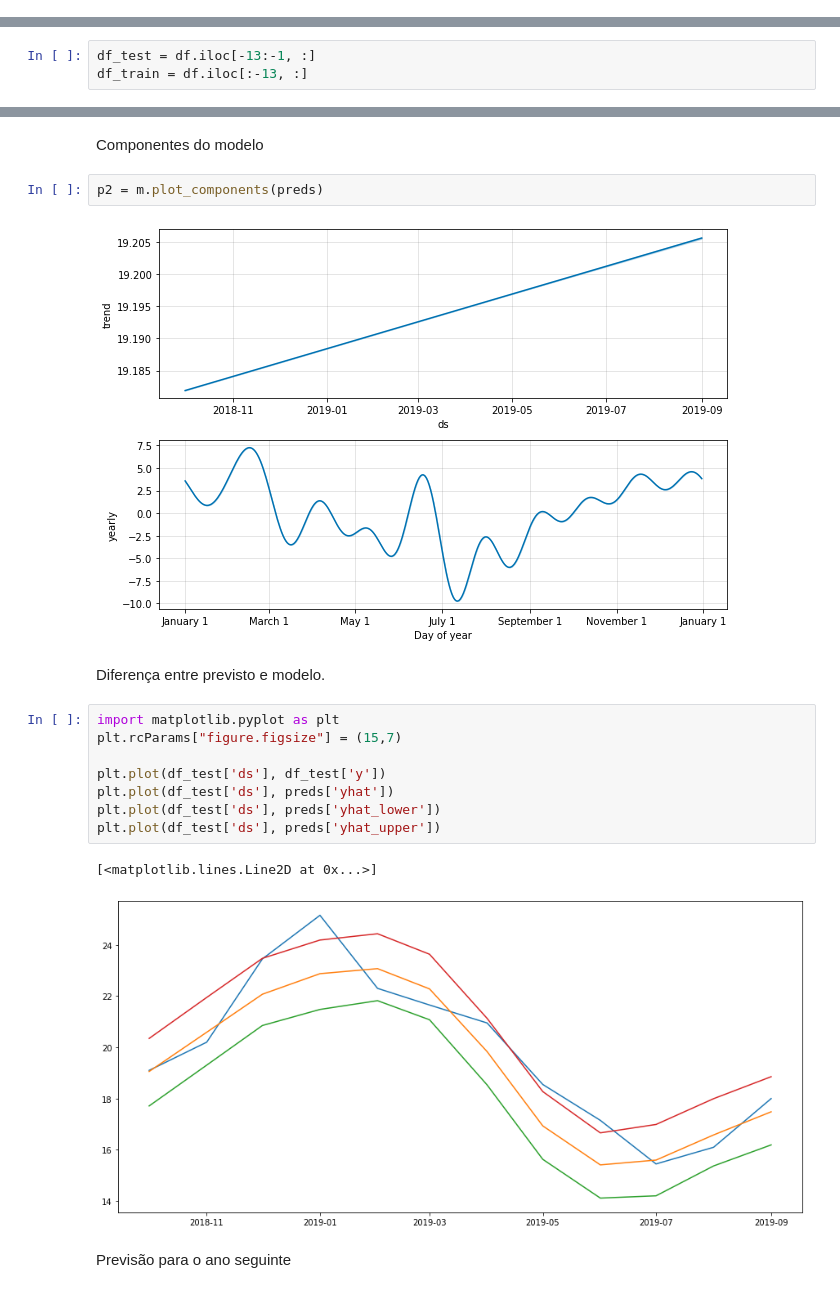
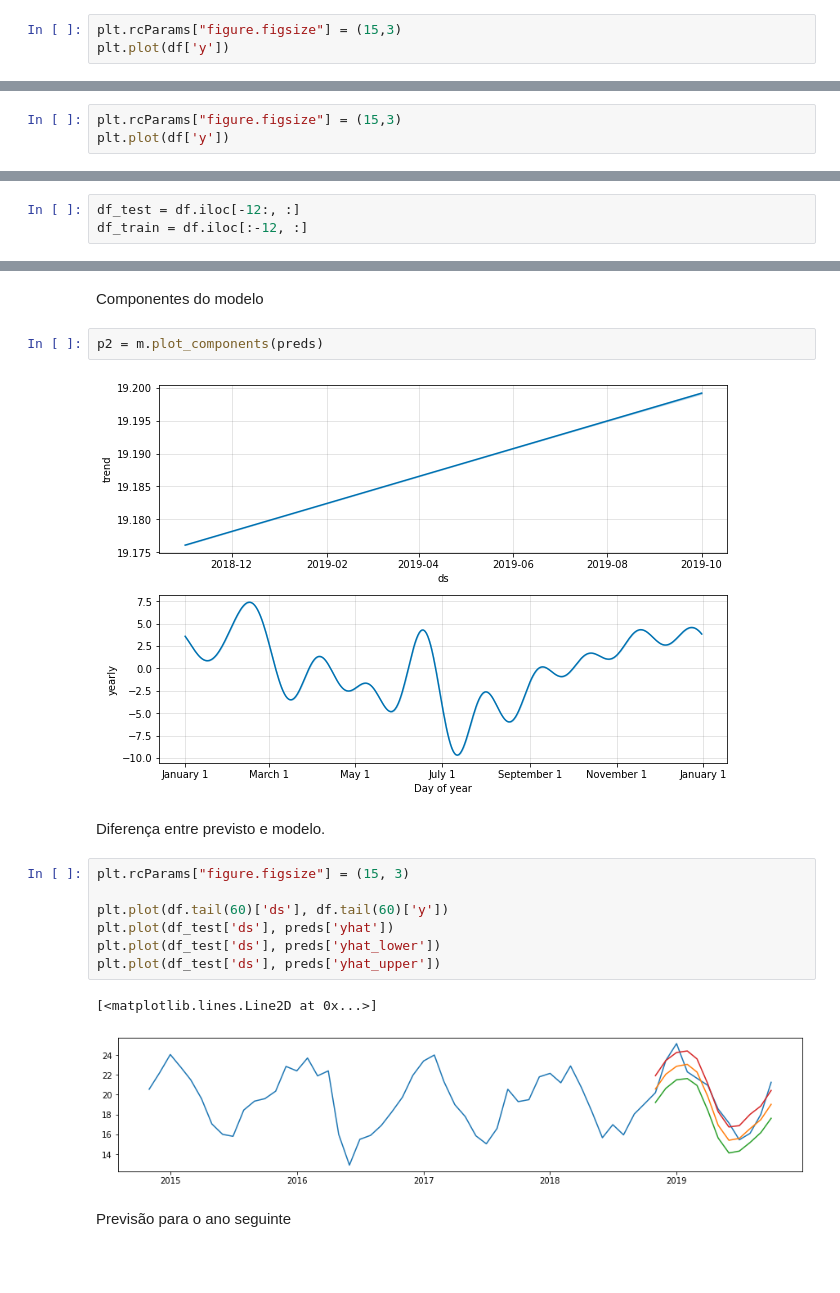
Before and after one commit to jhklarcher/data-science, a Jupyter notebook: python/05_prophet.ipynb, the cells around one changed output, grey strips where cells are left out. Drawn from its saved outputs; the diff is of its cells as text; blank space fills up the shorter version.

```diff
--- a/python/05_prophet.ipynb
+++ b/python/05_prophet.ipynb
@@ -93,0 +75,3 @@ df.describe()
+# %%
+plt.rcParams["figure.figsize"] = (15,3)
+plt.plot(df['y'])
@@ -95,0 +87,3 @@ df = df[df['y']<500]
+# %%
+plt.rcParams["figure.figsize"] = (15,3)
+plt.plot(df['y'])
@@ -98,3 +95,3 @@ df = df[df['y']<500]
 # %%
-df_test = df.iloc[-13:-1, :]
-df_train = df.iloc[:-13, :]
+df_test = df.iloc[-12:, :]
+df_train = df.iloc[:-12, :]
@@ -132,20 +121,19 @@ Componentes do modelo
 # %%
 p2 = m.plot_components(preds)
 # %% [output]
-[figure, old version]
+[figure, new version]
 # %% [markdown]
 Diferença entre previsto e modelo.
 # %%
-import matplotlib.pyplot as plt
-plt.rcParams["figure.figsize"] = (15,7)
+plt.rcParams["figure.figsize"] = (15, 3)
 
-plt.plot(df_test['ds'], df_test['y'])
+plt.plot(df.tail(60)['ds'], df.tail(60)['y'])
 plt.plot(df_test['ds'], preds['yhat'])
 plt.plot(df_test['ds'], preds['yhat_lower'])
 plt.plot(df_test['ds'], preds['yhat_upper'])
 # %% [output]
 [<matplotlib.lines.Line2D at 0x...>]
-[figure, old version]
+[figure, new version]
 # %% [markdown]
 Previsão para o ano seguinte
 # %%
```
Also changed, not shown: parts of 29 cells of this notebook.
